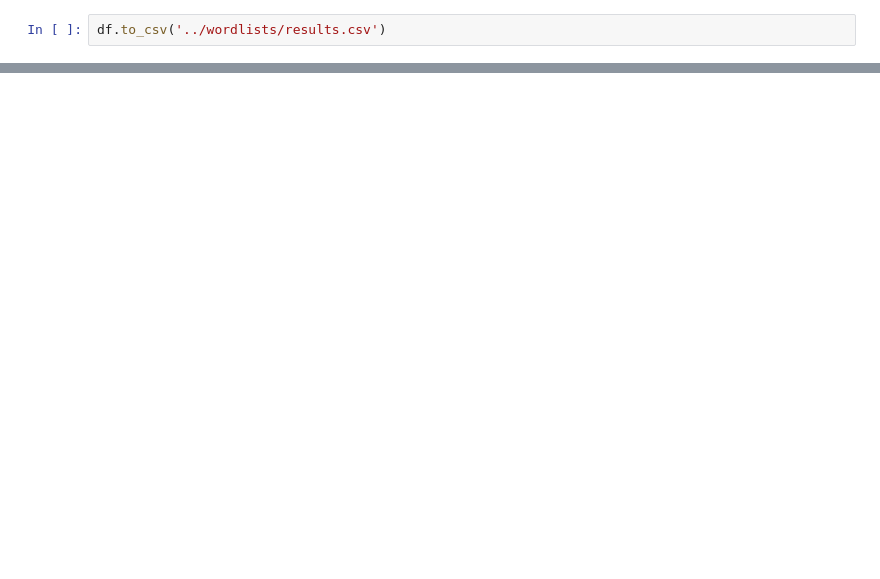
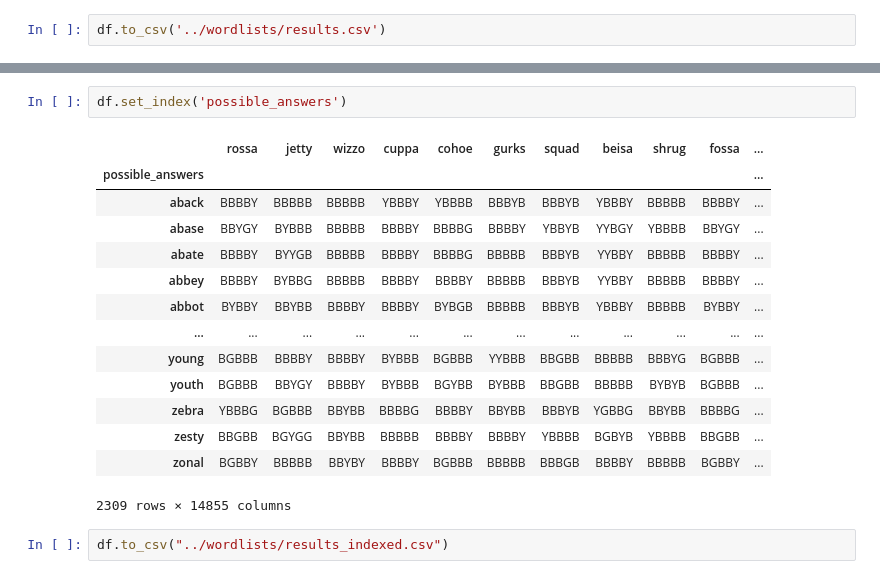
Before and after one commit to JustKong13/wordle-solver, a Jupyter notebook: scripts/generate_results.ipynb, the cells around one changed output, grey strips where cells are left out. Cells and saved outputs as stored; diff of their text form; blank space fills up the shorter version.

Commit message:
update possible answers function written

```diff
--- a/scripts/generate_results.ipynb
+++ b/scripts/generate_results.ipynb
@@ -100,0 +112,19 @@ df.to_csv('../wordlists/results.csv')
+# %%
+df.set_index('possible_answers')
+# %% [output]
+|  | rossa | jetty | wizzo | cuppa | cohoe | gurks | squad | beisa | shrug | fossa | ... |
+| possible_answers |  |  |  |  |  |  |  |  |  |  | ... |
+| aback | BBBBY | BBBBB | BBBBB | YBBBY | YBBBB | BBBYB | BBBYB | YBBBY | BBBBB | BBBBY | ... |
+| abase | BBYGY | BYBBB | BBBBB | BBBBY | BBBBG | BBBBY | YBBYB | YYBGY | YBBBB | BBYGY | ... |
+| abate | BBBBY | BYYGB | BBBBB | BBBBY | BBBBG | BBBBB | BBBYB | YYBBY | BBBBB | BBBBY | ... |
+| abbey | BBBBY | BYBBG | BBBBB | BBBBY | BBBBY | BBBBB | BBBYB | YYBBY | BBBBB | BBBBY | ... |
+| abbot | BYBBY | BBYBB | BBBBY | BBBBY | BYBGB | BBBBB | BBBYB | YBBBY | BBBBB | BYBBY | ... |
+| ... | ... | ... | ... | ... | ... | ... | ... | ... | ... | ... | ... |
+| young | BGBBB | BBBBY | BBBBY | BYBBB | BGBBB | YYBBB | BBGBB | BBBBB | BBBYG | BGBBB | ... |
+| youth | BGBBB | BBYGY | BBBBY | BYBBB | BGYBB | BYBBB | BBGBB | BBBBB | BYBYB | BGBBB | ... |
+| zebra | YBBBG | BGBBB | BBYBB | BBBBG | BBBBY | BBYBB | BBBYB | YGBBG | BBYBB | BBBBG | ... |
+| zesty | BBGBB | BGYGG | BBYBB | BBBBB | BBBBY | BBBBY | YBBBB | BGBYB | YBBBB | BBGBB | ... |
+| zonal | BGBBY | BBBBB | BBYBY | BBBBY | BGBBB | BBBBB | BBBGB | BBBBY | BBBBB | BGBBY | ... |
+2309 rows × 14855 columns
+# %%
+df.to_csv("../wordlists/results_indexed.csv")
```
Also changed, not shown: parts of 2 cells of this notebook, 3 other files.
